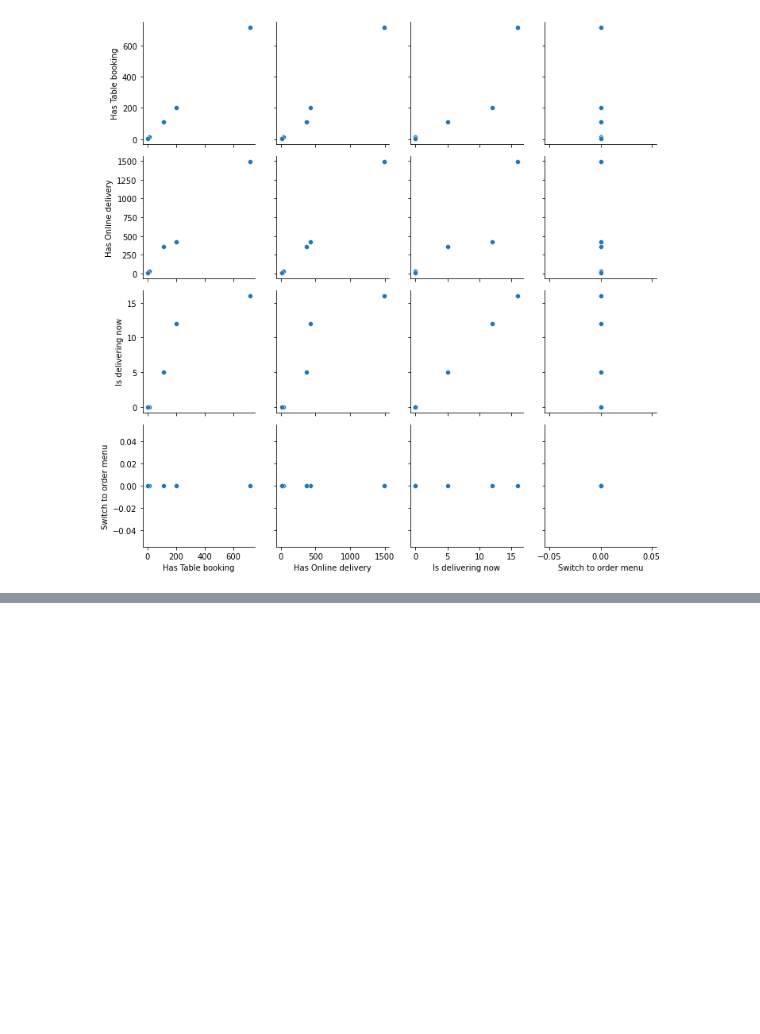
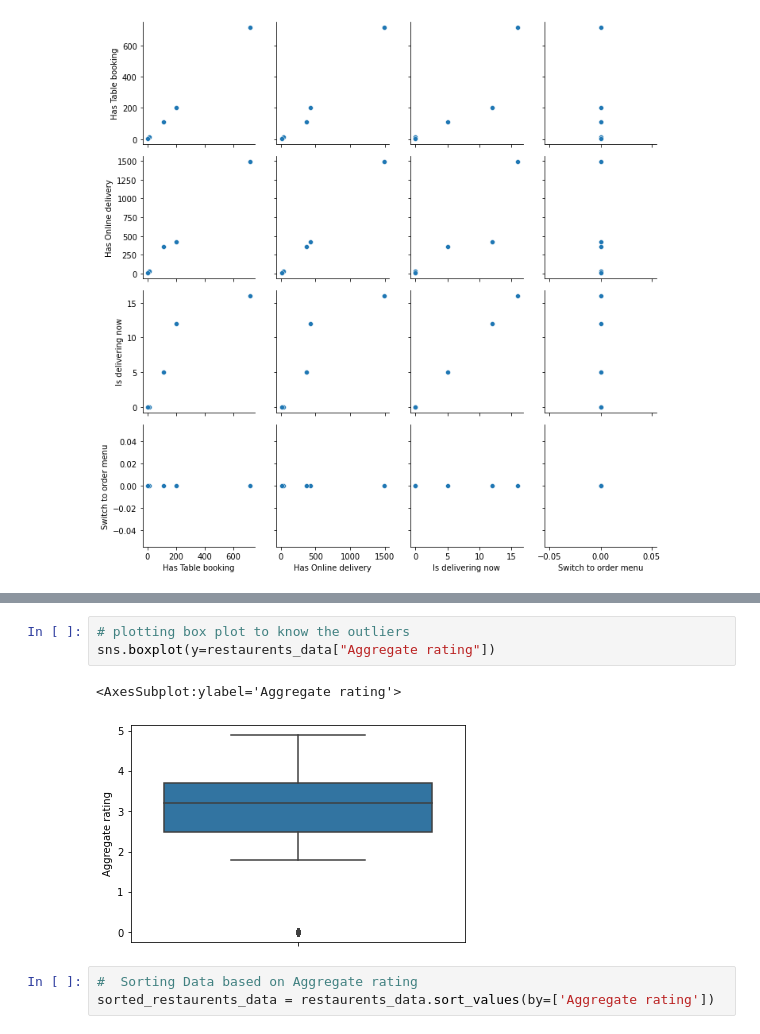
Before and after one commit to kapilkumar2001/restaurents_data_analysis_and_visualization, a Jupyter notebook: Project_201951079_201951060.ipynb, the cells around one changed output, grey strips where cells are left out. Saved outputs shown, nothing was run; the diff lists cells and outputs as text; blank space fills up the shorter version.

```diff
--- a/Project_201951079_201951060.ipynb
+++ b/Project_201951079_201951060.ipynb
@@ -310,0 +341,9 @@ g.map(sns.scatterplot)
+# %%
+# plotting box plot to know the outliers
+sns.boxplot(y=restaurents_data["Aggregate rating"])
+# %% [output]
+<AxesSubplot:ylabel='Aggregate rating'>
+[figure, added]
+# %%
+#  Sorting Data based on Aggregate rating
+sorted_restaurents_data = restaurents_data.sort_values(by=['Aggregate rating'])
```
Also changed, not shown: parts of 22 cells of this notebook.
